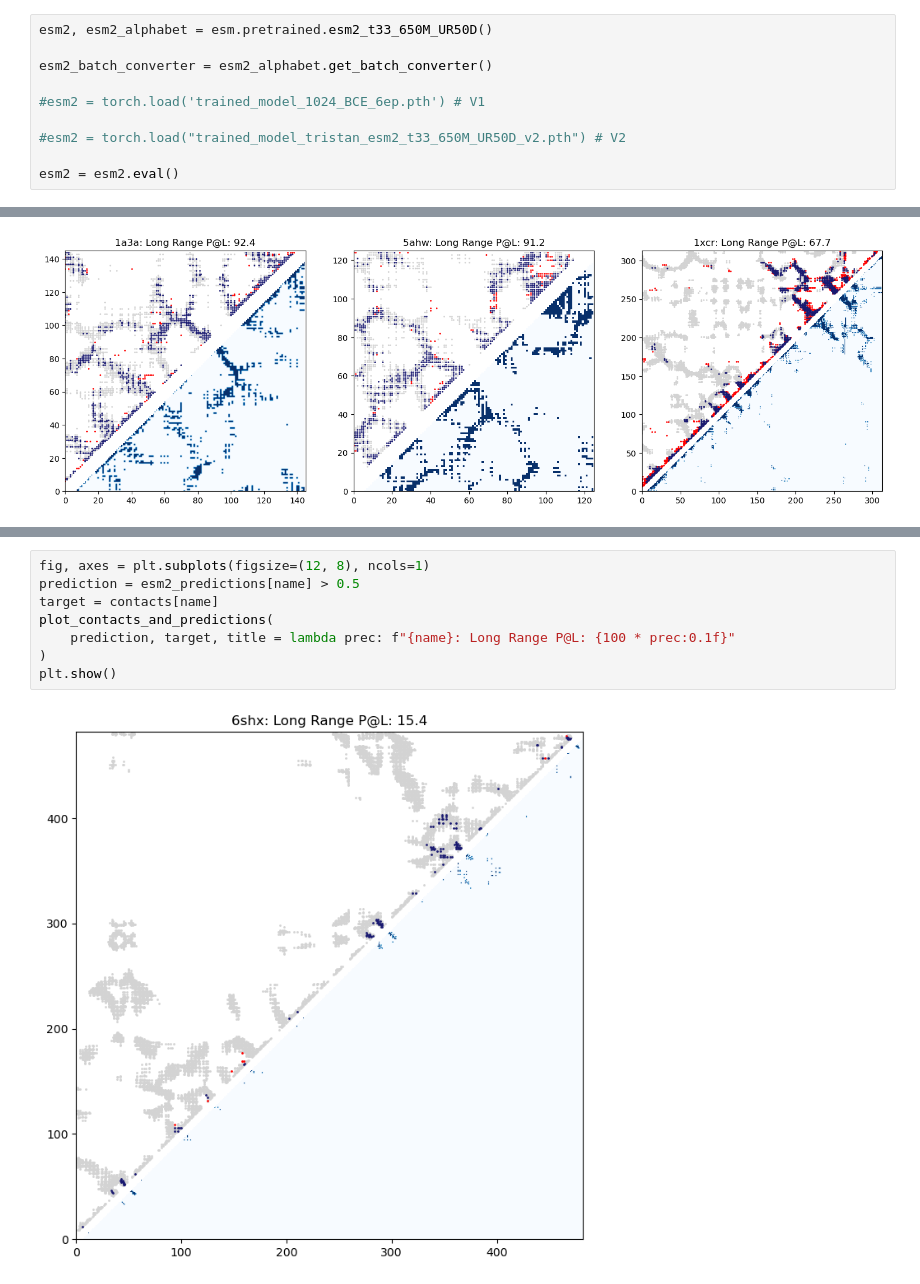
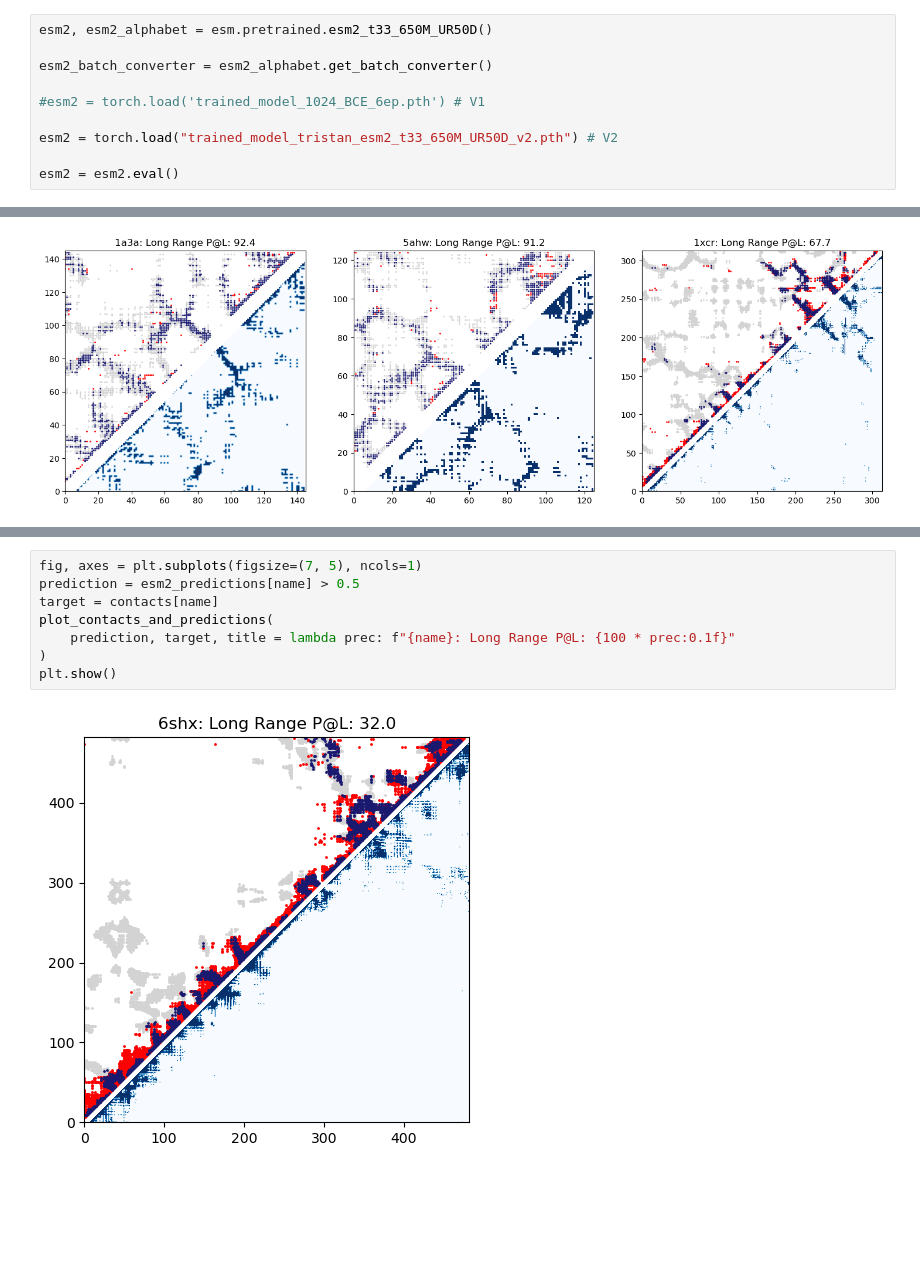
Before and after one commit to namagno/contact-prediction, a Jupyter notebook: contact_prediction.ipynb, the cells around one changed output, grey strips where cells are left out. Drawn from its saved outputs; the diff is of its cells as text; blank space fills up the shorter version.

```diff
--- a/contact_prediction.ipynb
+++ b/contact_prediction.ipynb
@@ -298,6 +298,6 @@ esm2_batch_converter = esm2_alphabet.get_batch_converter()
 
 #esm2 = torch.load('trained_model_1024_BCE_6ep.pth') # V1
 
-#esm2 = torch.load("trained_model_tristan_esm2_t33_650M_UR50D_v2.pth") # V2
+esm2 = torch.load("trained_model_tristan_esm2_t33_650M_UR50D_v2.pth") # V2
 
 esm2 = esm2.eval()
@@ -469,10 +536,10 @@ display(esm2_results)
 # %%
-fig, axes = plt.subplots(figsize=(12, 8), ncols=1)
+fig, axes = plt.subplots(figsize=(7, 5), ncols=1)
 prediction = esm2_predictions[name] > 0.5
 target = contacts[name]
 plot_contacts_and_predictions(
     prediction, target, title = lambda prec: f"{name}: Long Range P@L: {100 * prec:0.1f}"
 )
 plt.show()
 # %% [output]
-[figure, old version]
+[figure, new version]
```
Also changed, not shown: parts of 39 cells of this notebook.
